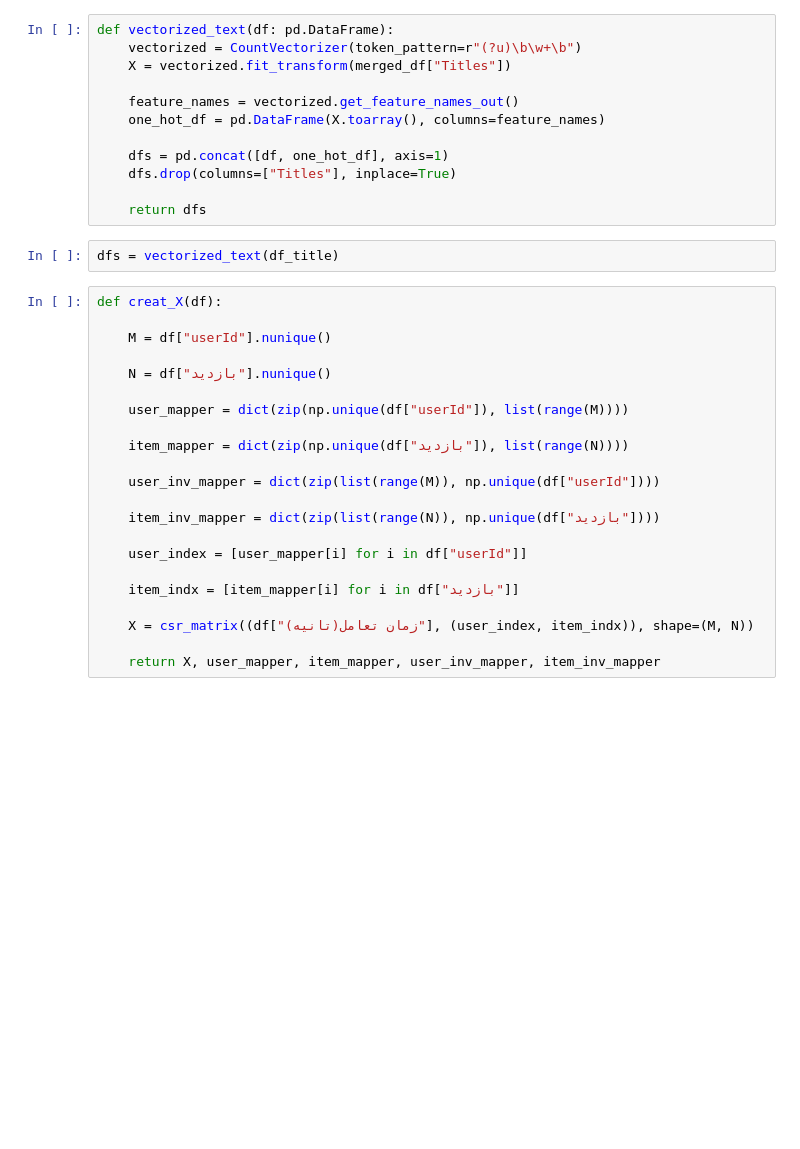
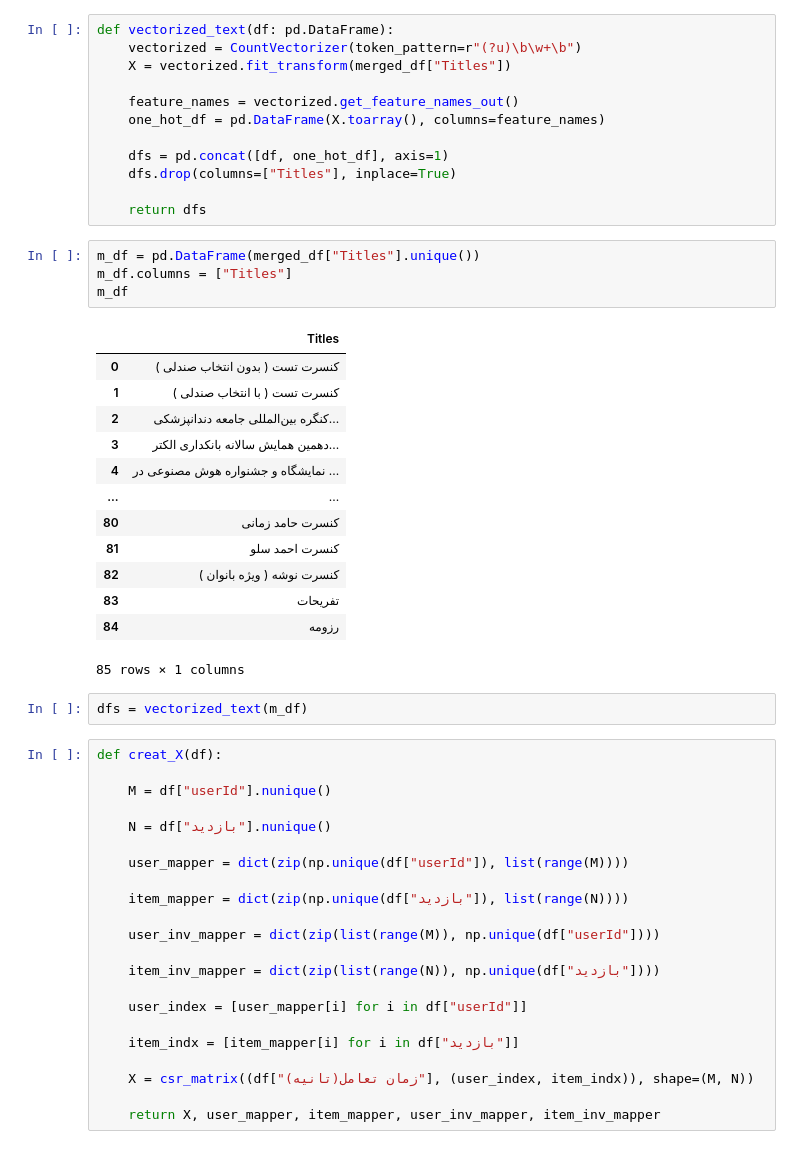
Before and after one commit to soheil-asgari/6234, a Jupyter notebook: final.ipynb, the cells around one changed output. Cells and saved outputs as stored; diff of their text form; blank space fills up the shorter version.

```diff
--- a/final.ipynb
+++ b/final.ipynb
@@ -232,8 +222,26 @@ def vectorized_text(df: pd.DataFrame):
     dfs.drop(columns=["Titles"], inplace=True)
 
     return dfs
+# %%
+m_df = pd.DataFrame(merged_df["Titles"].unique())
+m_df.columns = ["Titles"]
+m_df
+# %% [output]
+|  | Titles |
+| 0 | کنسرت تست ( بدون انتخاب صندلی ) |
+| 1 | کنسرت تست ( با انتخاب صندلی ) |
+| 2 | کنگره بین‌المللی جامعه دندانپزشکی... |
+| 3 | دهمین همایش سالانه بانکداری الکتر... |
+| 4 | نمایشگاه و جشنواره هوش مصنوعی در ... |
+| ... | ... |
+| 80 | کنسرت حامد زمانی |
+| 81 | کنسرت احمد سلو |
+| 82 | کنسرت نوشه ( ویژه بانوان ) |
+| 83 | تفریحات |
+| 84 | رزومه |
+85 rows × 1 columns
 # %%
-dfs = vectorized_text(df_title)
+dfs = vectorized_text(m_df)
 # %%
 def creat_X(df):
 
```
Also changed, not shown: parts of 27 cells of this notebook, 22 other files.
